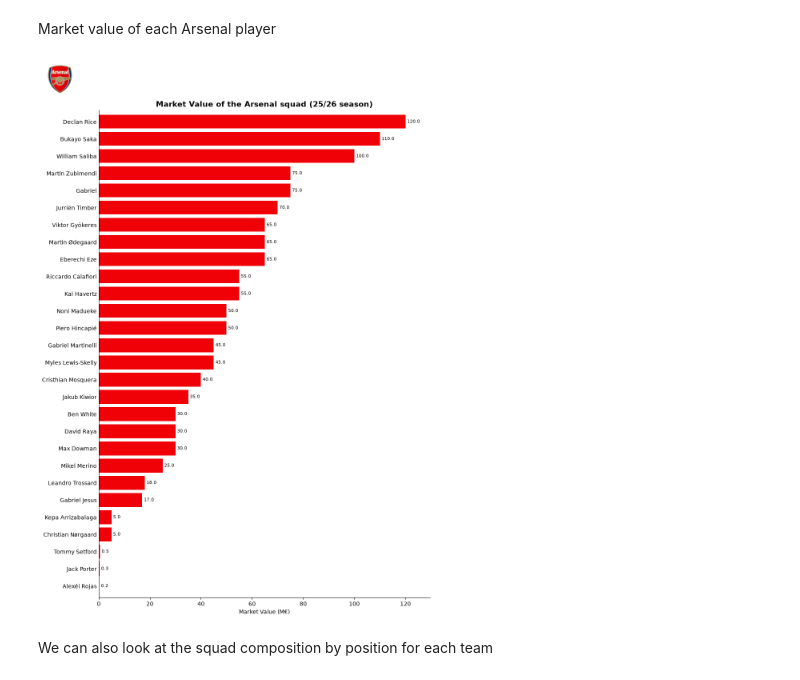
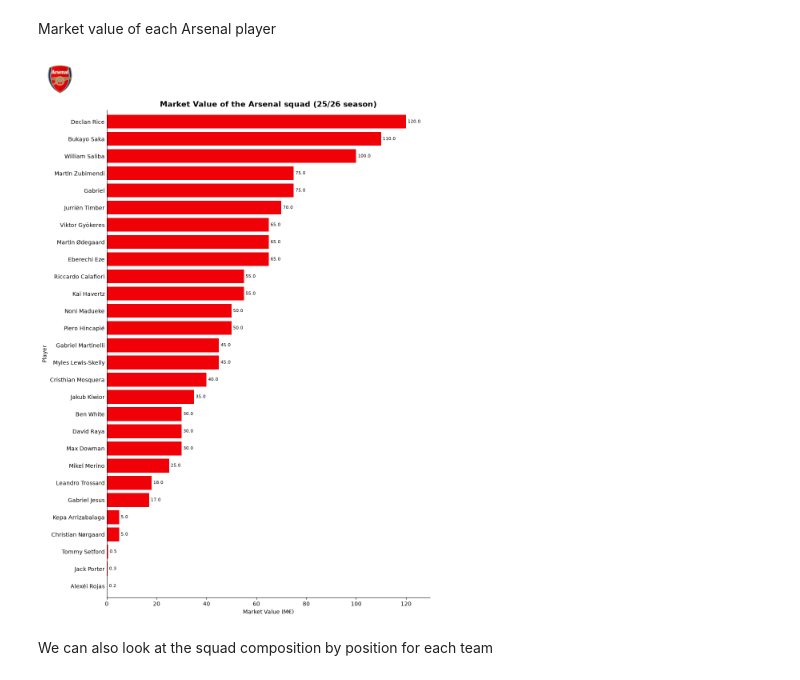
Before and after one commit to htm21/premier-league-market-value, a Jupyter notebook: notebooks/03_general_analysis.ipynb, the cells around one changed output. Cells and saved outputs as stored; diff of their text form; code cells hidden in the pictures.

```diff
--- a/notebooks/03_general_analysis.ipynb
+++ b/notebooks/03_general_analysis.ipynb
@@ -82,34 +82,35 @@ Market value of each Arsenal player
 # %%
 ARSENAL_ID = 11
 LAST_SEASON = 2025
 
 a = players[
     (players["current_club_id"] == ARSENAL_ID)
     & (players["last_season"] == LAST_SEASON)
 ].dropna(subset=["market_value_in_eur"])
 
 a = a.sort_values("market_value_in_eur", ascending=True)
 
 fig, ax = plt.subplots(figsize=(10, 14))
 values = a["market_value_in_eur"] / 1e6
 bars = ax.barh(a["name"], values, color="#EF0107")
 ax.bar_label(bars, labels=[f"{v:.1f}" for v in values], padding=3, fontsize=8)
 ax.set_xlabel("Market Value (M€)")
+ax.set_ylabel("Player")
 ax.set_title("Market Value of the Arsenal squad (25/26 season)", fontsize=14, fontweight="bold")
 ax.margins(x=0.08, y=0.01)
 ax.spines[["top", "right"]].set_visible(False)
 ax.tick_params(axis="y", length=0)
 plt.tight_layout(rect=[0, 0, 1, 0.94])
 
 logo_ax = fig.add_axes([0.02, 0.94, 0.08, 0.055])
 arsenal_logo = f"{ARSENAL_ID}.png"
 logo_ax.imshow(plt.imread(ROOT / "assets" / "clubs_logo" / arsenal_logo))
 logo_ax.axis("off")
 
 plt.savefig(reports_figures / "arsenal_squad_market_value.png", dpi=150)
 plt.show()
 # %% [output]
-[figure, old version]
+[figure, new version]
 # %% [markdown]
 We can also look at the squad composition by position for each team
 # %%
```
Also changed, not shown: parts of 3 cells of this notebook, 7 other files.
